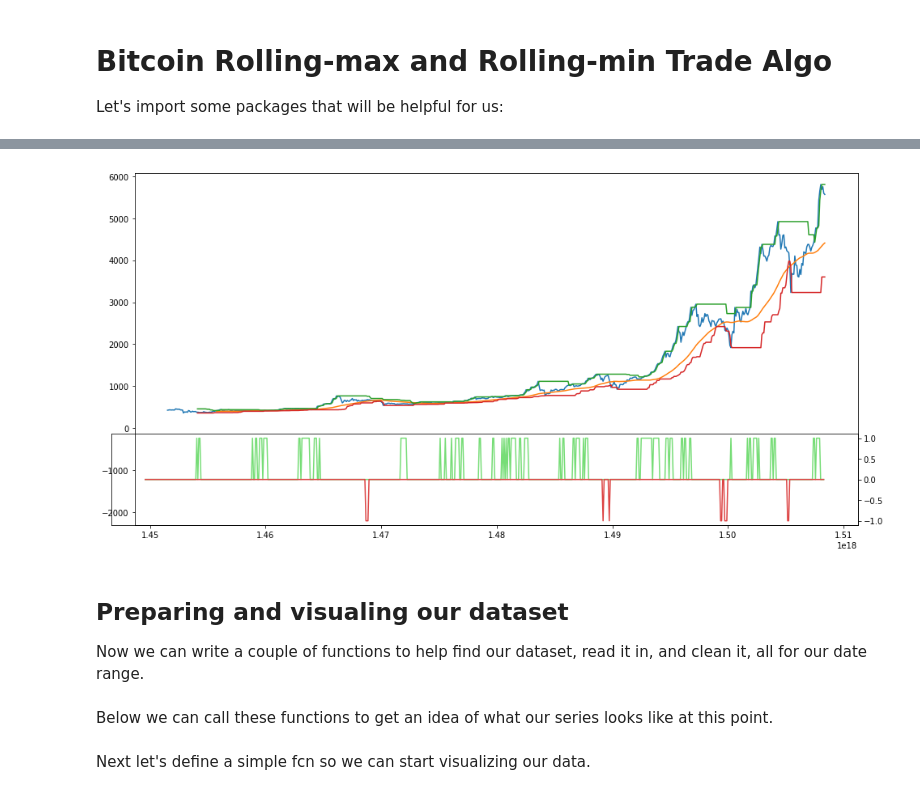
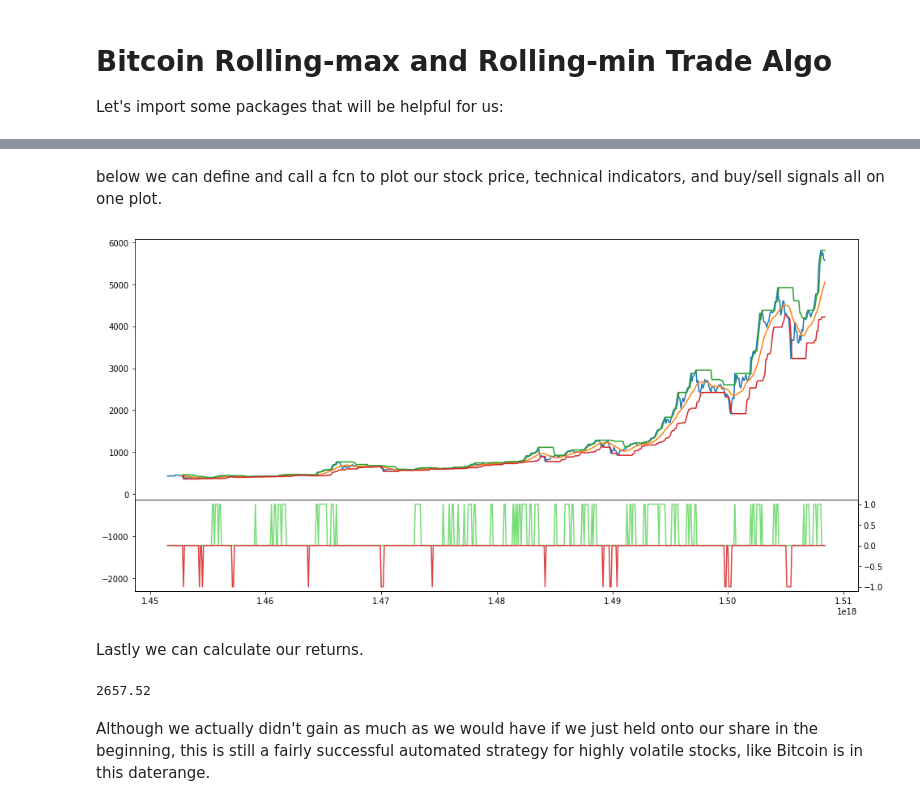
Before and after one commit to denisond/technical_analysis, a Jupyter notebook: bitcoin_rollingMax_rollingMin_tradingStrat.ipynb, the cells around one changed output, grey strips where cells are left out. Drawn from its saved outputs; the diff is of its cells as text; code cells hidden in the pictures.

```diff
--- a/bitcoin_rollingMax_rollingMin_tradingStrat.ipynb
+++ b/bitcoin_rollingMax_rollingMin_tradingStrat.ipynb
@@ -29,0 +60,6 @@ def get_data(symbol, dates):
+# %%
+data['RollingMean'] = rolling_mean(data['Close'], window = 15)
+data['RollingMax'] = rolling_max(data['Close'], window = 15)
+data['RollingMin'] = rolling_min(data['Close'], window = 15)
+
+print(data.tail())
@@ -30,47 +80,19 @@ def get_data(symbol, dates):
+# %% [markdown]
+below we can define and call a fcn to plot our stock price, technical indicators, and buy/sell signals all on one plot.
 # %%
-def rolling_mean(values, window):
-    return values.rolling(window = window).mean()
-
-def rolling_max(values, window):
-    return values.rolling(window = window).std()
-
-
-def test_run():
-    dates = pd.date_range('2015-12-31', '2017-10-19')
-    start_date='2011-12-31'
-    end_date='2017-10-20'
-    symbol = 'bitstampfull2'
-    data = get_data(symbol, dates)
-
-    data['RollingMean'] = rolling_mean(data['Close'], window = 50)
-    data['RollingMax'] = data['Close'].shift(1).rolling(30, min_periods=30).max()
-    data['RollingMin'] = data['Close'].shift(1).rolling(30, min_periods=30).min()
-    data['Buy'] = np.zeros(len(data))
-    data['Sell'] = np.zeros(len(data))
-    data.loc[data['RollingMax'] < data['Close'], 'Buy'] = 1
-    data.loc[data['RollingMin'] > data['Close'], 'Sell'] = -1
-
+def plot_data_and_signals(df, cols):
     fig,ax1 = plt.subplots(figsize=(16, 8))
-    ax1.plot(data[['Close','RollingMean','RollingMax','RollingMin']])
+    ax1.plot(df[cols])
     y = ax1.get_ylim()
     ax1.set_ylim(y[0] - (y[1]-y[0])*0.4, y[1])
     ax2 = ax1.twinx()
-    ax2.set_position(matplotlib.transforms.Bbox([[0.1,0.125],[0.9,0.32]]))
-    ax2.plot(data['Buy'], color='#77dd77')
-    ax2.plot(data['Sell'], color='#dd4444')
-
-
+    ax2.set_position(matplotlib.transforms.Bbox([[0.125,0.125],[0.9,0.32]]))
+    ax2.plot(df['Buy'], color='#77dd77')
+    ax2.plot(df['Sell'], color='#dd4444')
     plt.show()
-
-
-test_run()
-# %% [output]
-[figure, removed]
-# %% [markdown]
-## Preparing and visualing our dataset
-
-Now we can write a couple of functions to help find our dataset, read it in, and clean it, all for our date range.
-# %% [markdown]
-Below we can call these functions to get an idea of what our series looks like at this point.
-# %% [markdown]
-Next let's define a simple fcn so we can start visualizing our data.
+# %%
+plot_data_and_signals(data,['Close','RollingMean','RollingMax','RollingMin'])
+# %% [output]
+[figure, added]
+# %% [markdown]
+Lastly we can calculate our returns.
@@ -76,0 +108,6 @@ Next let's define a simple fcn so we can start visualizing our data.
+# %%
+calc_returns(data)
+# %% [output]
+2657.52
+# %% [markdown]
+Although we actually didn't gain as much as we would have if we just held onto our share in the beginning, this is still a fairly successful automated strategy for highly volatile stocks, like Bitcoin is in this daterange.
```
Also changed, not shown: parts of 12 cells of this notebook.
